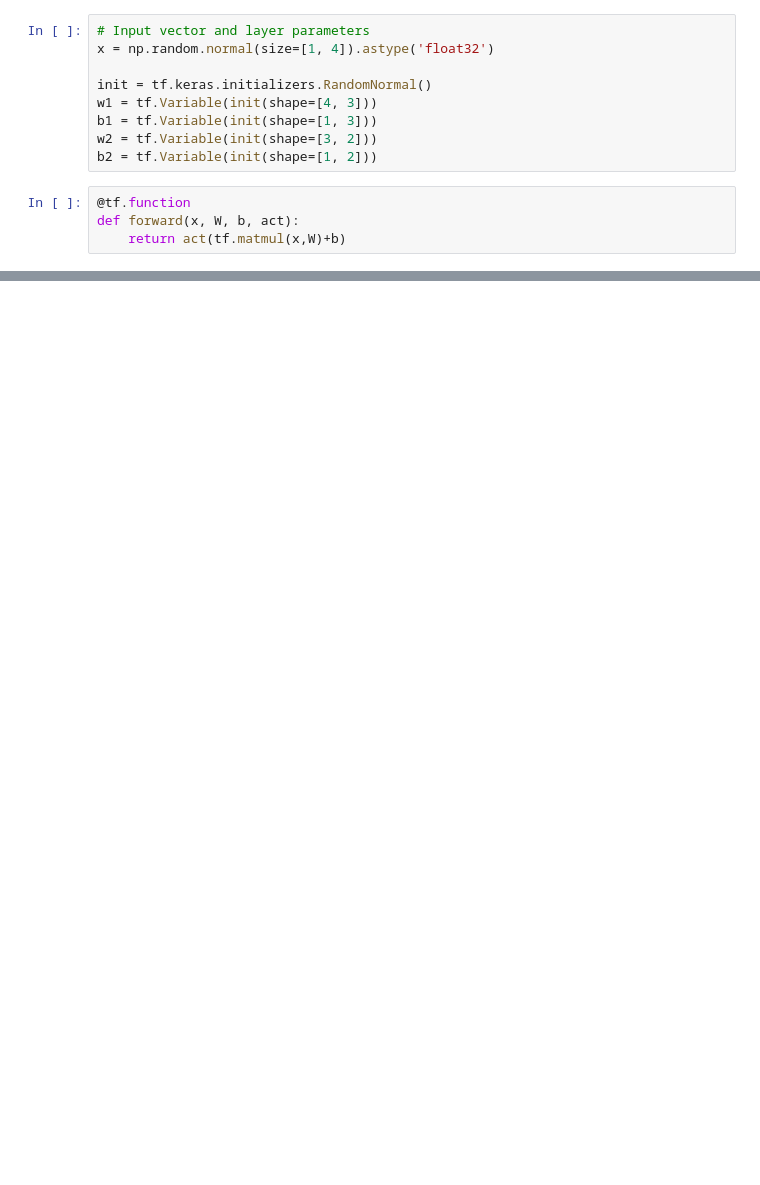
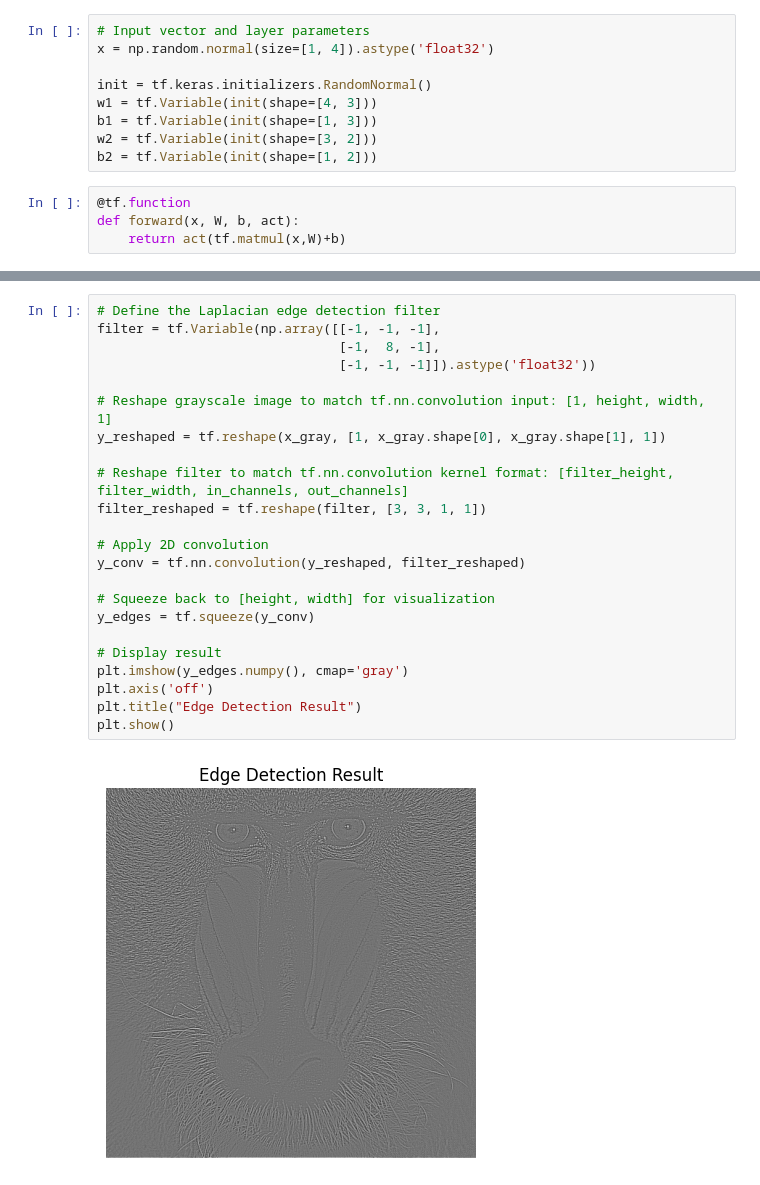
Before and after one commit to jwens85/School-Projects, a Jupyter notebook: Graduate Projects - MS AI and Machine Learning/CSC580 Capstone/Week2 Reading/TF in Action Chapter 2.ipynb, the cells around one changed output, grey strips where cells are left out. Cells and saved outputs as stored; diff of their text form; blank space fills up the shorter version.

```diff
--- a/Graduate Projects - MS AI and Machine Learning/CSC580 Capstone/Week2 Reading/TF in Action Chapter 2.ipynb
+++ b/Graduate Projects - MS AI and Machine Learning/CSC580 Capstone/Week2 Reading/TF in Action Chapter 2.ipynb
@@ -106,0 +381,25 @@ print(v_test)
+# %%
+# Define the Laplacian edge detection filter
+filter = tf.Variable(np.array([[-1, -1, -1],
+                               [-1,  8, -1],
+                               [-1, -1, -1]]).astype('float32'))
+
+# Reshape grayscale image to match tf.nn.convolution input: [1, height, width, 1]
+y_reshaped = tf.reshape(x_gray, [1, x_gray.shape[0], x_gray.shape[1], 1])
+
+# Reshape filter to match tf.nn.convolution kernel format: [filter_height, filter_width, in_channels, out_channels]
+filter_reshaped = tf.reshape(filter, [3, 3, 1, 1])
+
+# Apply 2D convolution
+y_conv = tf.nn.convolution(y_reshaped, filter_reshaped)
+
+# Squeeze back to [height, width] for visualization
+y_edges = tf.squeeze(y_conv)
+
+# Display result
+plt.imshow(y_edges.numpy(), cmap='gray')
+plt.axis('off')
+plt.title("Edge Detection Result")
+plt.show()
+# %% [output]
+[figure, added]
```
Also changed, not shown: parts of 32 cells of this notebook, 1 other file.
